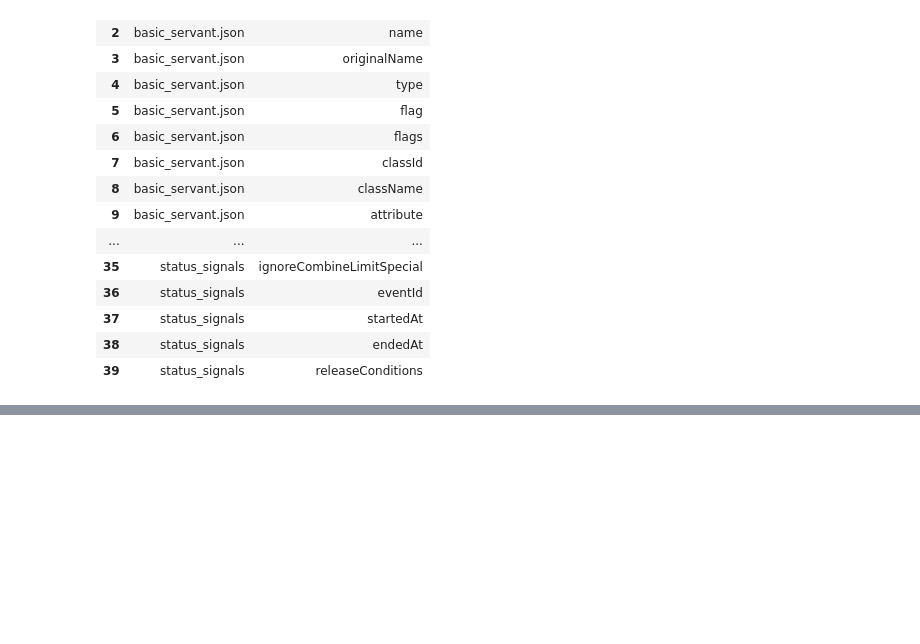
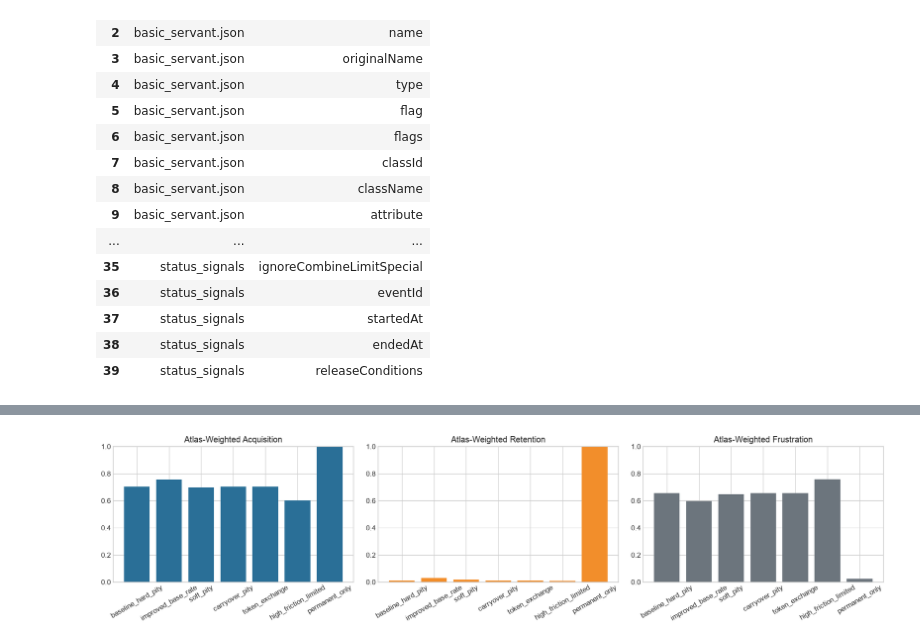
Before and after one commit to Kirasuna1650/CSS142P-FInal-Project, a Jupyter notebook: CSS142P-FinalProject.ipynb, the cells around one changed output, grey strips where cells are left out. Cells and saved outputs as stored; diff of their text form; code cells hidden in the pictures; blank space fills up the shorter version.

```diff
--- a/CSS142P-FinalProject.ipynb
+++ b/CSS142P-FinalProject.ipynb
@@ -714,6 +716,7 @@ def compute_acquisition_friction_from_metadata(metadata_frame: pd.DataFrame) ->
             'permanent': 1.0,
             'limited_fraction': 0.0,
             'story_locked_fraction': 0.0,
+            'duplicate_copy_pressure': 1.0,
         }
 
     total_servants = len(metadata_frame)
@@ -725,6 +728,7 @@ def compute_acquisition_friction_from_metadata(metadata_frame: pd.DataFrame) ->
     # Story-locked servants add friction (requires story completion)
     limited_friction = 1.0 + (0.5 * limited_servants / max(total_servants, 1))
     story_locked_friction = 1.0 + (0.3 * story_locked_servants / max(total_servants, 1))
+    duplicate_copy_pressure = 1.0 + (0.25 * limited_servants / max(total_servants, 1)) + (0.15 * story_locked_servants / max(total_servants, 1))
 
     return {
         'all_servants': 1.0,
@@ -733,6 +737,7 @@ def compute_acquisition_friction_from_metadata(metadata_frame: pd.DataFrame) ->
         'permanent': 1.0 - (limited_servants / max(total_servants, 1)) * 0.2,
         'limited_fraction': float(limited_servants / max(total_servants, 1)),
         'story_locked_fraction': float(story_locked_servants / max(total_servants, 1)),
+        'duplicate_copy_pressure': duplicate_copy_pressure,
         'total_servants': total_servants,
     }
 
@@ -746,6 +751,7 @@ print(f"  Limited Servants Fraction: {metadata_friction.get('limited_fraction',
 print(f"  Story-Locked Servants Fraction: {metadata_friction.get('story_locked_fraction', 0):.2%}")
 print(f"  Limited Servant Friction Factor: {metadata_friction.get('limited_only', 1.0):.3f}")
 print(f"  Story-Locked Friction Factor: {metadata_friction.get('story_locked', 1.0):.3f}")
+print(f"  Duplicate Copy Pressure Factor: {metadata_friction.get('duplicate_copy_pressure', 1.0):.3f}")
 print()
 
 # Create metadata-aware scenario variants
@@ -764,11 +770,13 @@ scenarios_with_metadata = [
         'high_friction_limited',
         base_rate=0.008 / metadata_friction.get('limited_only', 1.0),
         pity_threshold=330,
+        retention_multiplier=metadata_friction.get('duplicate_copy_pressure', 1.0),
     ),
     Scenario(
         'permanent_only',
         base_rate=0.008 / (1 - metadata_friction.get('limited_fraction', 0.3)),
         pity_threshold=330,
+        retention_multiplier=metadata_friction.get('duplicate_copy_pressure', 1.0),
     ),
 ]
 
@@ -777,0 +803,51 @@ for s in scenarios_with_metadata:
+# %%
+metadata_scenarios = [
+    *scenarios,
+    Scenario(
+        'high_friction_limited',
+        base_rate=0.008 / metadata_friction.get('limited_only', 1.0),
+        pity_threshold=330,
+        retention_multiplier=metadata_friction.get('duplicate_copy_pressure', 1.0),
+    ),
+    Scenario(
+        'permanent_only',
+        base_rate=0.008 / (1 - metadata_friction.get('limited_fraction', 0.3)),
+        pity_threshold=330,
+        retention_multiplier=metadata_friction.get('duplicate_copy_pressure', 1.0),
+    ),
+]
+
+metadata_summary_rows = []
+for scenario in metadata_scenarios:
+    metadata_data = simulate_population(scenario, players=5000, seed=42, banners=DEFAULT_BANNERS)
+    metadata_summary_rows.append({
+        'scenario': scenario.name,
+        'acquisition_rate': float((metadata_data['success_banners'] > 0).mean()),
+        'avg_retention_probability': float((1.0 - metadata_data['churned']).mean()),
+        'avg_frustration': float(metadata_data['mean_frustration'].mean()),
+    })
+
+metadata_summary_df = pd.DataFrame(metadata_summary_rows)
+
+fig, axes = plt.subplots(1, 3, figsize=(16, 4), dpi=120)
+
+axes[0].bar(metadata_summary_df['scenario'], metadata_summary_df['acquisition_rate'], color='#2a6f97')
+axes[0].set_title('Atlas-Weighted Acquisition')
+axes[0].tick_params(axis='x', rotation=30)
+axes[0].set_ylim(0, 1)
+
+axes[1].bar(metadata_summary_df['scenario'], metadata_summary_df['avg_retention_probability'], color='#f28e2b')
+axes[1].set_title('Atlas-Weighted Retention')
+axes[1].tick_params(axis='x', rotation=30)
+axes[1].set_ylim(0, 1)
+
+axes[2].bar(metadata_summary_df['scenario'], metadata_summary_df['avg_frustration'], color='#6c757d')
+axes[2].set_title('Atlas-Weighted Frustration')
+axes[2].tick_params(axis='x', rotation=30)
+axes[2].set_ylim(0, 1)
+
+plt.tight_layout()
+fig.savefig(DIAGRAMS_DIR / 'atlas_weighted_acquisition_retention.png', bbox_inches='tight')
+plt.show()
+# %% [output]
+[figure, added]
```
Also changed, not shown: parts of 14 cells of this notebook, 2 other files.
